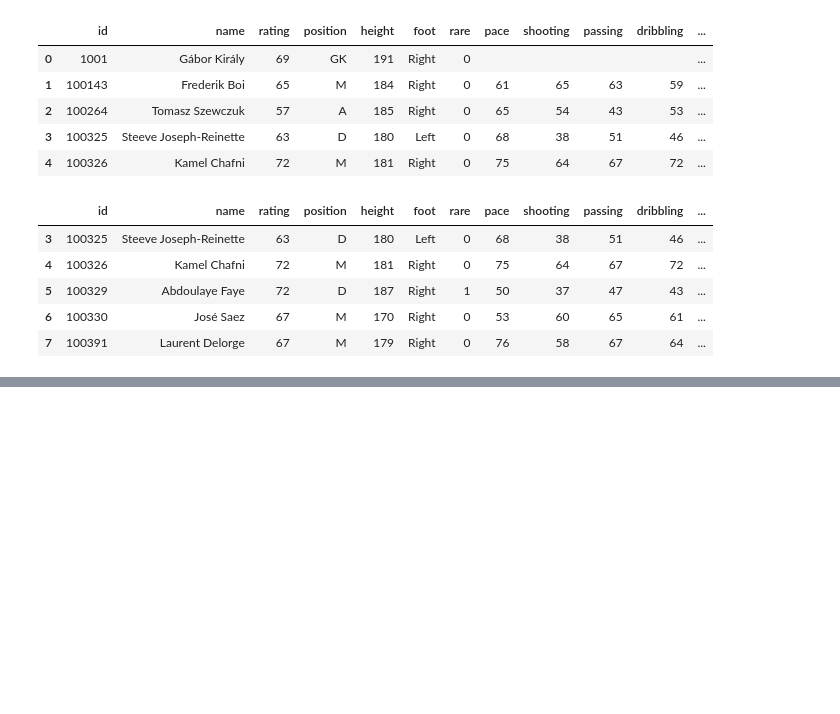
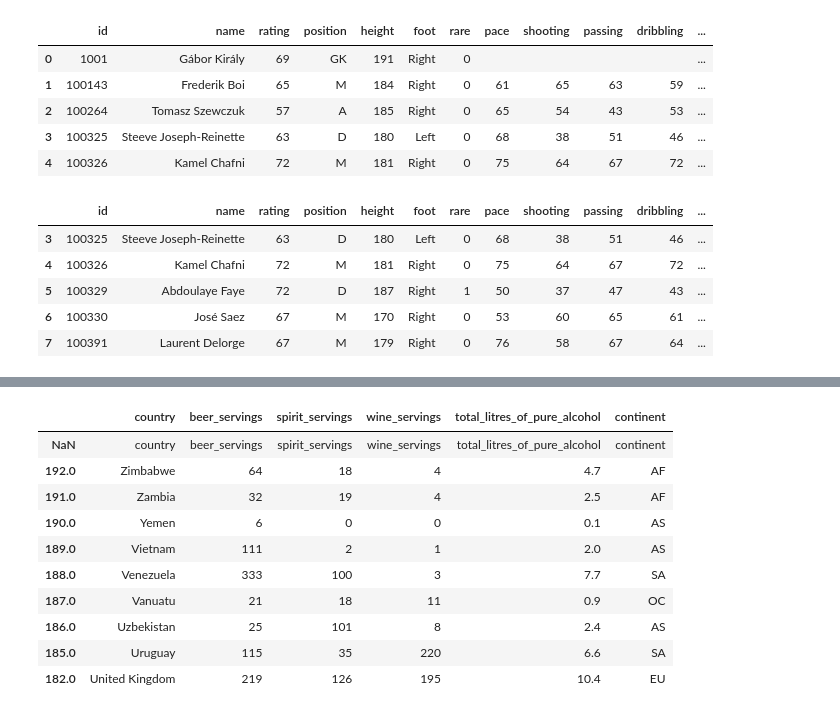
Before and after one commit to shahriar0999/pandas, a Jupyter notebook: pandas.ipynb, the cells around one changed output, grey strips where cells are left out. Drawn from its saved outputs; the diff is of its cells as text; code cells hidden in the pictures; blank space fills up the shorter version.

```diff
--- a/pandas.ipynb
+++ b/pandas.ipynb
@@ -109,0 +149,4 @@ Fifa.head()
+# %%
+drink_cols = ['country', 'beer_servings', 'spirit_servings','wine_servings', 'total_litres_of_pure_alcohol', 'continent']
+drink = pd.read_csv('drink.csv', names=drink_cols)
+drink.head()
@@ -109,0 +174,14 @@ Fifa.head()
+# %%
+drink.sort_values('country', ascending=False).head(10)
+# %% [output]
+|  | country | beer_servings | spirit_servings | wine_servings | total_litres_of_pure_alcohol | continent |
+| NaN | country | beer_servings | spirit_servings | wine_servings | total_litres_of_pure_alcohol | continent |
+| 192.0 | Zimbabwe | 64 | 18 | 4 | 4.7 | AF |
+| 191.0 | Zambia | 32 | 19 | 4 | 2.5 | AF |
+| 190.0 | Yemen | 6 | 0 | 0 | 0.1 | AS |
+| 189.0 | Vietnam | 111 | 2 | 1 | 2.0 | AS |
+| 188.0 | Venezuela | 333 | 100 | 3 | 7.7 | SA |
+| 187.0 | Vanuatu | 21 | 18 | 11 | 0.9 | OC |
+| 186.0 | Uzbekistan | 25 | 101 | 8 | 2.4 | AS |
+| 185.0 | Uruguay | 115 | 35 | 220 | 6.6 | SA |
+| 182.0 | United Kingdom | 219 | 126 | 195 | 10.4 | EU |
```
Also changed, not shown: parts of 8 cells of this notebook.
